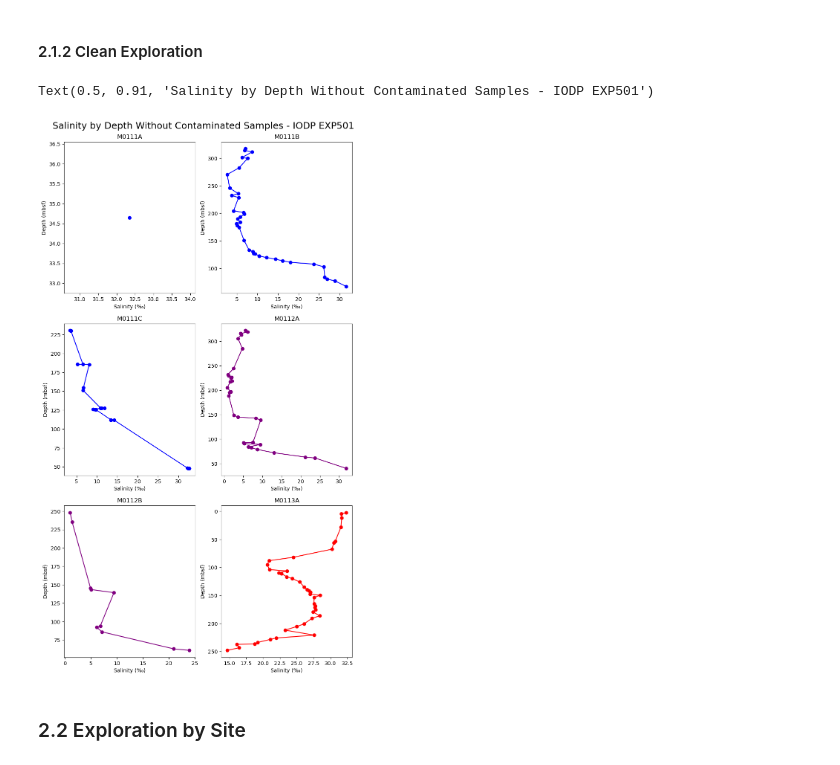
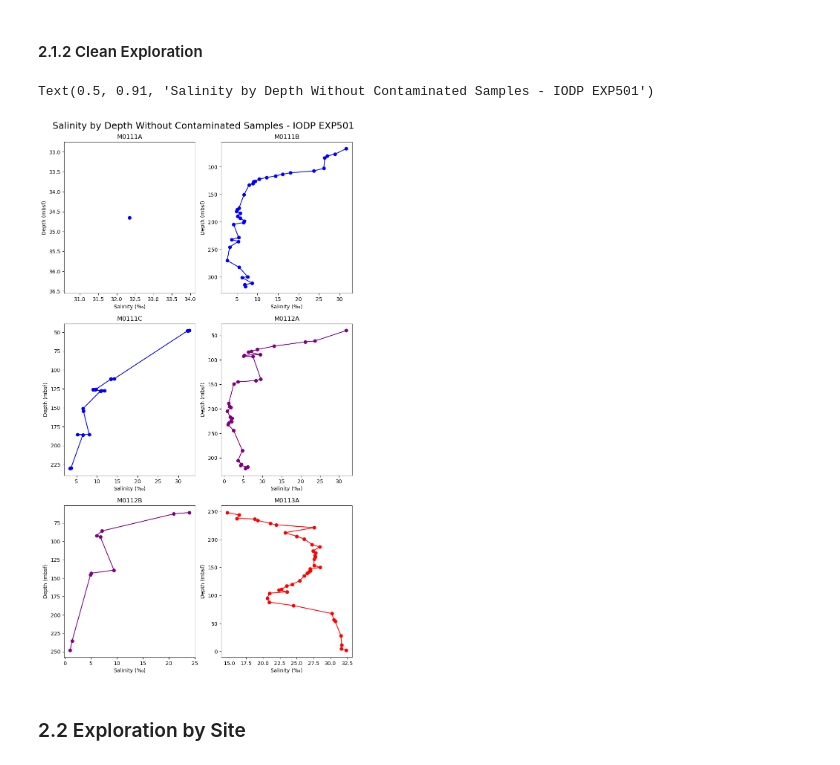
Before and after one commit to maddoxchastain-vcool/MAD-FF-Corrections-from-Varied-Salinity, a Jupyter notebook: work/salinity_exploration.ipynb, the cells around one changed output. Saved outputs shown, nothing was run; the diff lists cells and outputs as text; code cells hidden in the pictures.

Commit message:
inverted yaxis- almost forgot!

```diff
--- a/work/salinity_exploration.ipynb
+++ b/work/salinity_exploration.ipynb
@@ -132,40 +137,46 @@ def clean_dep(site, hole):
 fig, ax = plt.subplots(3, 2, figsize=(10, 18))
 
 ax[0,0].plot(clean_sal('M0111', 'A'), clean_dep('M0111', 'A'), marker='o', color='blue')
+ax[0,0].yaxis.set_inverted(True)
 ax[0,0].set_ylabel('Depth (mbsf)')
 ax[0,0].set_xlabel('Salinity (‰)')
 ax[0,0].set_title('M0111A')
 
 ax[0,1].plot(clean_sal('M0111', 'B'), clean_dep('M0111', 'B'), marker='o', color='blue')
+ax[0,1].yaxis.set_inverted(True)
 ax[0,1].set_ylabel('Depth (mbsf)')
 ax[0,1].set_xlabel('Salinity (‰)')
 ax[0,1].set_title('M0111B')
 
 ax[1,0].plot(clean_sal('M0111', 'C'), clean_dep('M0111', 'C'), marker='o', color='blue')
+ax[1,0].yaxis.set_inverted(True)
 ax[1,0].set_ylabel('Depth (mbsf)')
 ax[1,0].set_xlabel('Salinity (‰)')
 ax[1,0].set_title('M0111C')
 
 ax[1,1].plot(clean_sal('M0112', 'A'), clean_dep('M0112', 'A'), marker='o', color='purple')
+ax[1,1].yaxis.set_inverted(True)
 ax[1,1].set_ylabel('Depth (mbsf)')
 ax[1,1].set_xlabel('Salinity (‰)')
 ax[1,1].set_title('M0112A')
 
 ax[2,0].plot(clean_sal('M0112', 'B'), clean_dep('M0112', 'B'), marker='o', color='purple')
+ax[2,0].yaxis.set_inverted(True)
 ax[2,0].set_ylabel('Depth (mbsf)')
 ax[2,0].set_xlabel('Salinity (‰)')
 ax[2,0].set_title('M0112B')
 
 ax[2,1].plot(clean_sal('M0113', 'A'), clean_dep('M0113', 'A'), marker='o', color='red')
+ax[2,1].yaxis.set_inverted(True)
 ax[2,1].set_ylabel('Depth (mbsf)')
 ax[2,1].set_xlabel('Salinity (‰)')
 ax[2,1].set_title('M0113A')
 
 plt.gca().invert_yaxis()
 fig.suptitle('Salinity by Depth Without Contaminated Samples - IODP EXP501', fontsize=18, y=0.91)
 # %% [output]
 Text(0.5, 0.91, 'Salinity by Depth Without Contaminated Samples - IODP EXP501')
-[figure, old version]
+[figure, new version]
 # %% [markdown]
 ### 2.2 Exploration by Site ###
 # %%
```
Also changed, not shown: parts of 1 cell of this notebook.
